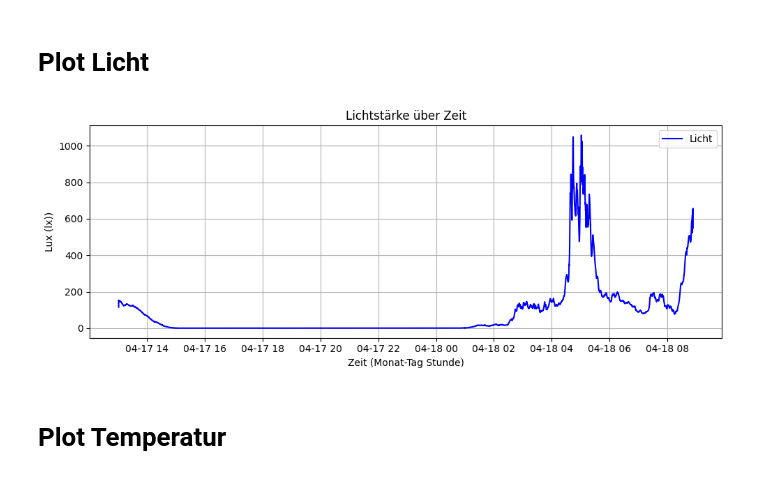
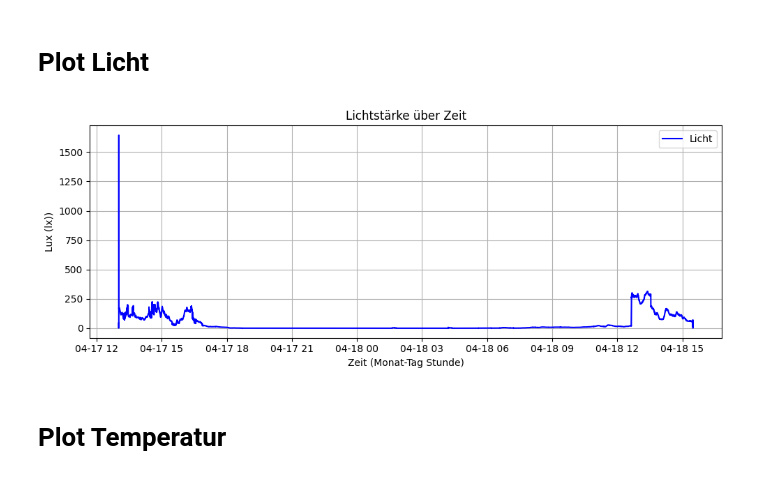
Before and after one commit to fynn-l-k/Grundpraktikum-1, a Jupyter notebook: Versuch_AL/AL_Plot.ipynb, the cells around one changed output. Cells and saved outputs as stored; diff of their text form; code cells hidden in the pictures.

```diff
--- a/Versuch_AL/AL_Plot.ipynb
+++ b/Versuch_AL/AL_Plot.ipynb
@@ -3,35 +3,35 @@
 # %%
 import numpy as np
 import matplotlib.pyplot as plt
 import pandas as pd
 
 # CSV einlesen
-df = pd.read_csv('arduino_data_2.csv')
+df = pd.read_csv('arduino_data_3.csv')
 df.columns = df.columns.str.replace('"', '').str.strip()
 
 # Zeitspalte erzeugen
 df['Zeitstempel'] = pd.to_datetime(
     df['Jahr'].astype(str) + "-" +
     df['Monat'].astype(str).str.zfill(2) + "-" +
     df['Tag'].astype(str).str.zfill(2) + " " +
     df['Stunde'].astype(str).str.zfill(2) + ":" +
     df['Minute'].astype(str).str.zfill(2) + ":" +
     df['Sekunde'].astype(str).str.zfill(2),
     format='%Y-%m-%d %H:%M:%S'
 )
 
 # Plot für a_x
 plt.figure(figsize=(10, 4))
 plt.plot(df['Zeitstempel'], df['Lux (lx)'], label="Licht", color="blue")
 plt.xlabel("Zeit (Monat-Tag Stunde)")
 plt.ylabel("Lux (lx))")
 plt.title("Lichtstärke über Zeit")
 plt.grid(True)
 plt.legend()
 plt.tight_layout()
 plt.show()
 # %% [output]
-[figure, old version]
+[figure, new version]
 # %% [markdown]
 # Plot Temperatur
 # %%
```
Also changed, not shown: parts of 4 cells of this notebook, 1 other file.
